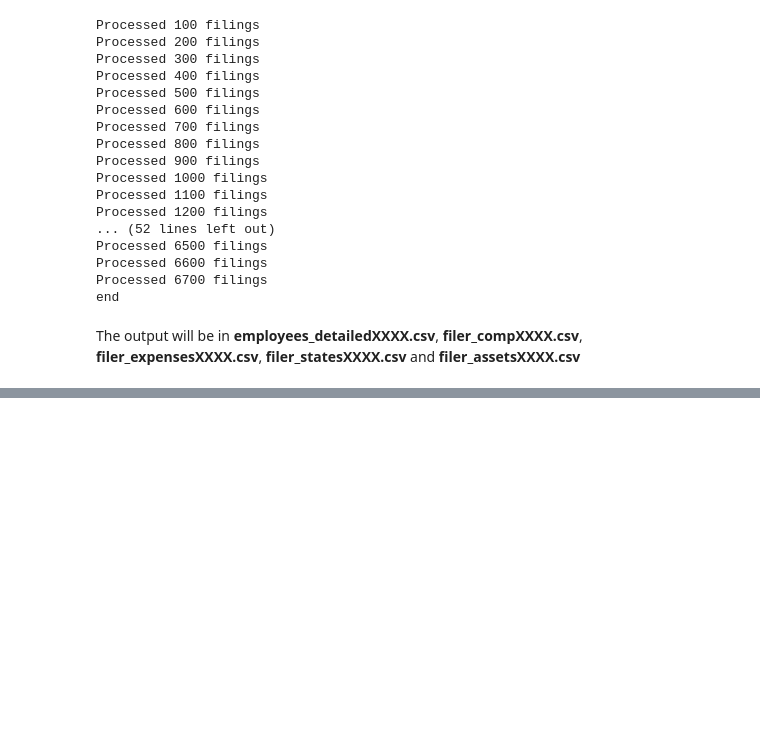
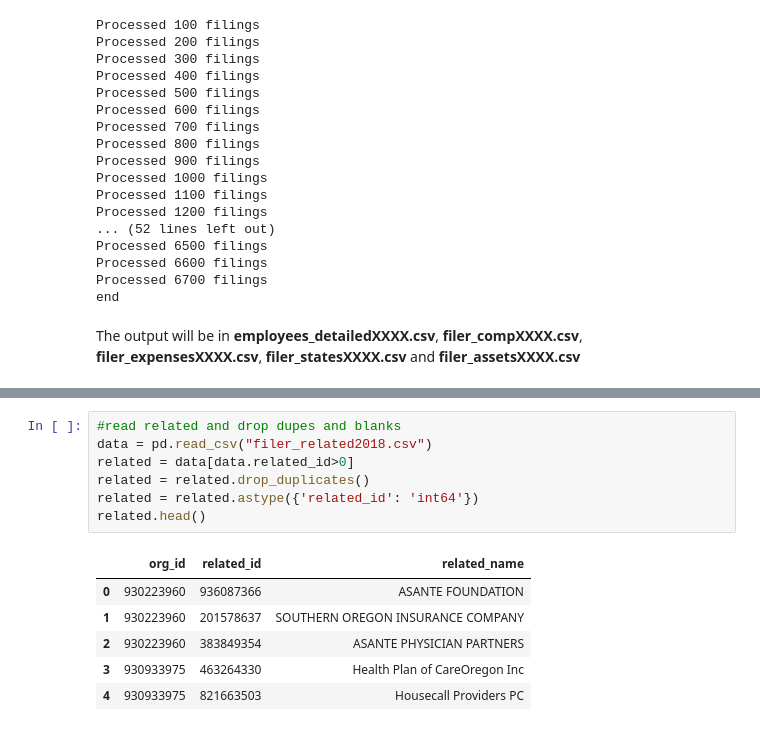
Before and after one commit to TheOregonian/irsx_cookbook, a Jupyter notebook: 3.multi_form_example.ipynb, the cells around one changed output, grey strips where cells are left out. Drawn from its saved outputs; the diff is of its cells as text; blank space fills up the shorter version.

```diff
--- a/3.multi_form_example.ipynb
+++ b/3.multi_form_example.ipynb
@@ -425,3 +460,17 @@ local_emp.head()
 | 2 | 201902269349301505 | GREG WOJTAL | CFO | 470862 | 0 | 97769 | 568631 | IRS990 | Frm990PrtVIISctnA | ... |
 | 3 | 201902269349301505 | PAUL MACUGA | PEOPLE OFFICER | 347741 | 0 | 86608 | 434349 | IRS990 | Frm990PrtVIISctnA | ... |
 | 4 | 201902269349301505 | DENNIE CONRAD | CHIEF STRATEGY OFFICER | 434116 | 0 | 121811 | 555927 | IRS990 | Frm990PrtVIISctnA | ... |
+# %%
+#read related and drop dupes and blanks
+data = pd.read_csv("filer_related2018.csv")
+related = data[data.related_id>0]
+related = related.drop_duplicates()
+related = related.astype({'related_id': 'int64'})
+related.head()
+# %% [output]
+|  | org_id | related_id | related_name |
+| 0 | 930223960 | 936087366 | ASANTE FOUNDATION |
+| 1 | 930223960 | 201578637 | SOUTHERN OREGON INSURANCE COMPANY |
+| 2 | 930223960 | 383849354 | ASANTE PHYSICIAN PARTNERS |
+| 3 | 930933975 | 463264330 | Health Plan of CareOregon Inc |
+| 4 | 930933975 | 821663503 | Housecall Providers PC |
```
Also changed, not shown: parts of 13 cells of this notebook, 15 other files.
